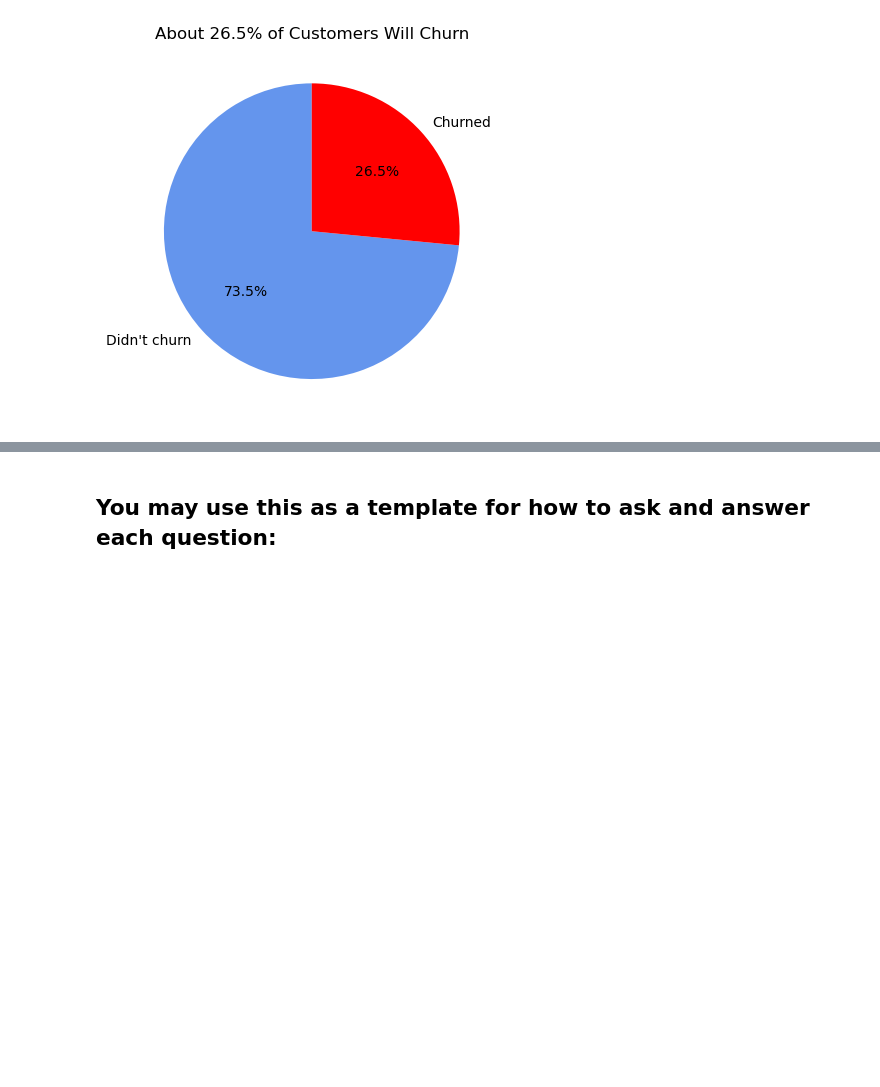
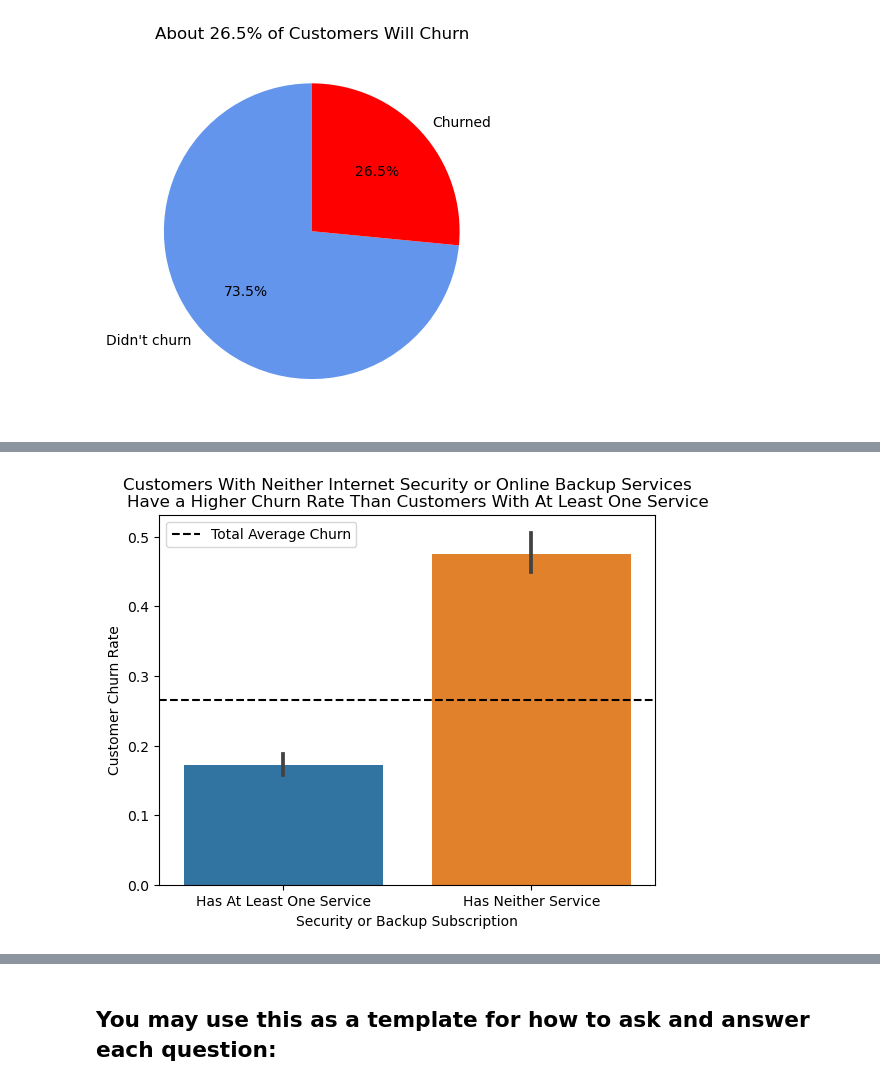
Before and after one commit to Adam-Harris87/classification-project, a Jupyter notebook: final_report.ipynb, the cells around one changed output, grey strips where cells are left out. Cells and saved outputs as stored; diff of their text form; code cells hidden in the pictures; blank space fills up the shorter version.

```diff
--- a/final_report.ipynb
+++ b/final_report.ipynb
@@ -116,0 +120,6 @@ Customers who have both phone and internet services churn at a rate around 20% h
+# %%
+# retrieve a bar plot showing the churn rate of customers who do not have online security
+# or online backup services, and customers who have at least one service
+e.get_bar_security_or_backup()
+# %% [output]
+[figure, added]
```
Also changed, not shown: parts of 18 cells of this notebook, 4 other files.
